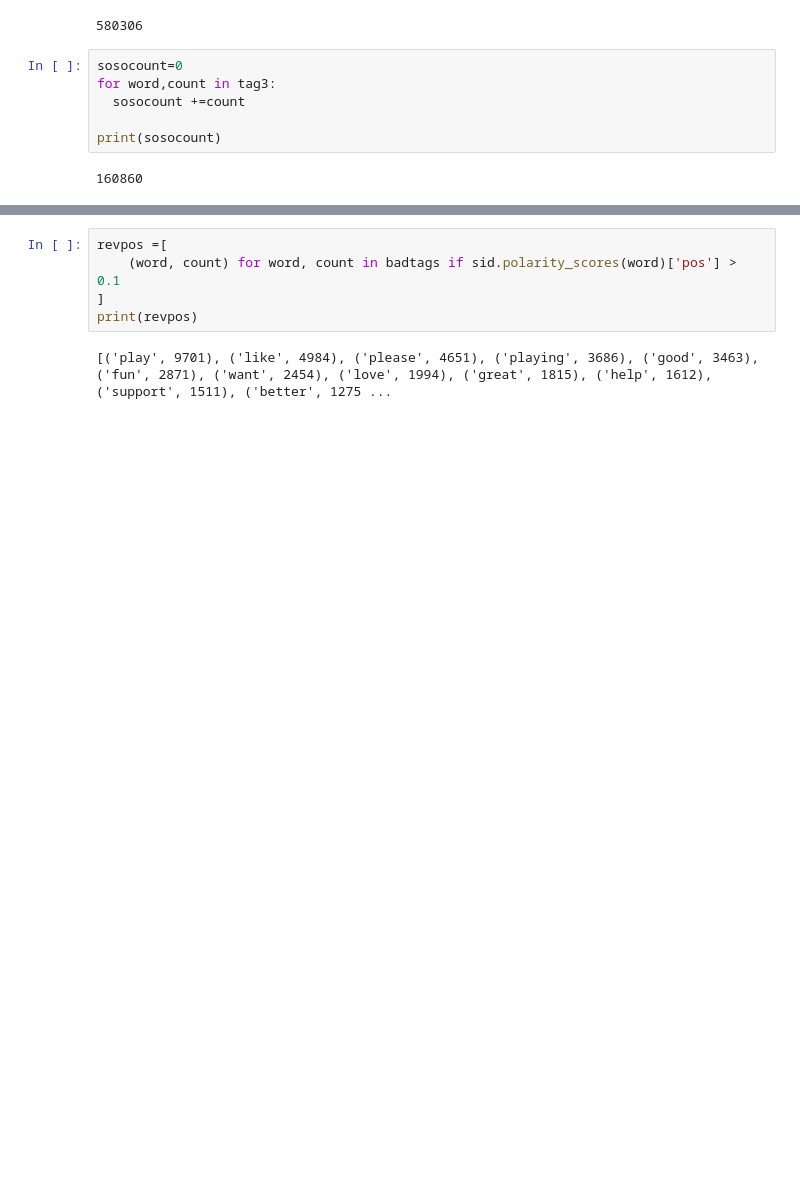
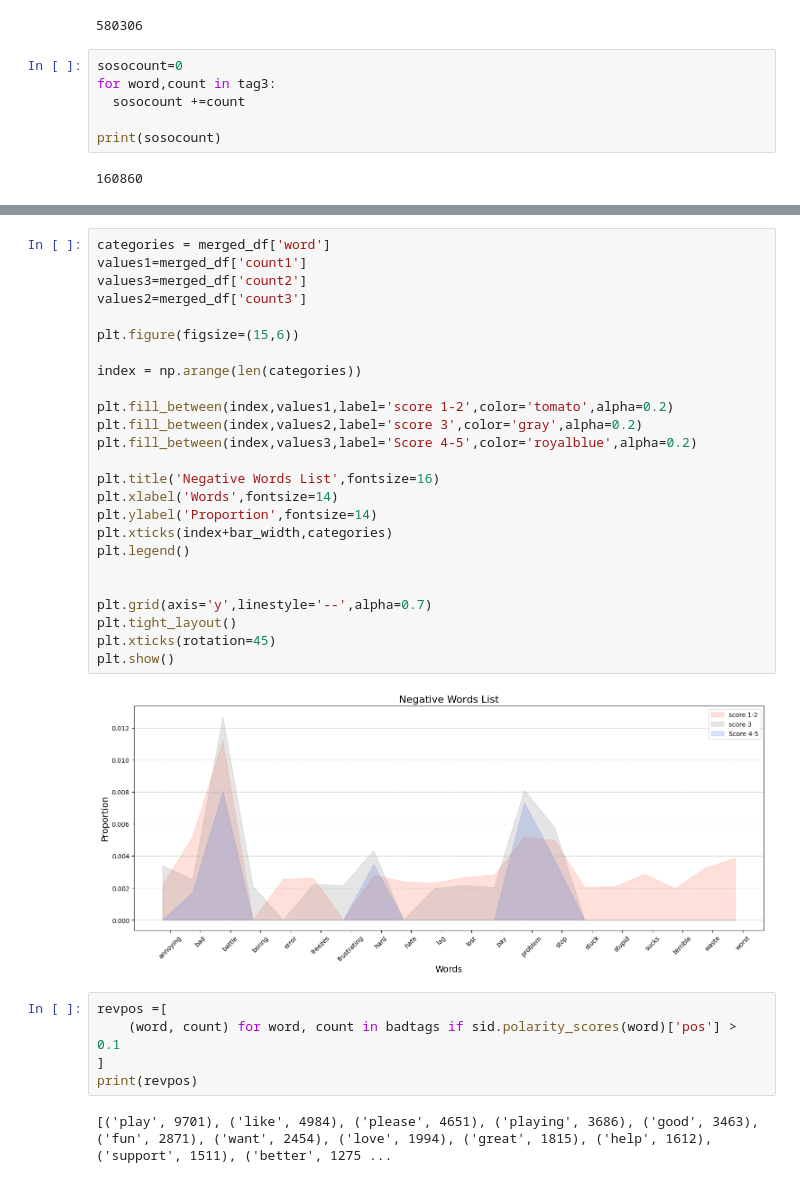
Before and after one commit to jinnykj/PokemonGO-Review-dataset-analysis, a Jupyter notebook: 데이터_시각화_기말_과제.ipynb, the cells around one changed output, grey strips where cells are left out. Saved outputs shown, nothing was run; the diff lists cells and outputs as text; blank space fills up the shorter version.

```diff
--- a/데이터_시각화_기말_과제.ipynb
+++ b/데이터_시각화_기말_과제.ipynb
@@ -742,3 +730,30 @@ plt.show()
+# %%
+categories = merged_df['word']
+values1=merged_df['count1']
+values3=merged_df['count2']
+values2=merged_df['count3']
+
+plt.figure(figsize=(15,6))
+
+index = np.arange(len(categories))
+
+plt.fill_between(index,values1,label='score 1-2',color='tomato',alpha=0.2)
+plt.fill_between(index,values2,label='score 3',color='gray',alpha=0.2)
+plt.fill_between(index,values3,label='Score 4-5',color='royalblue',alpha=0.2)
+
+plt.title('Negative Words List',fontsize=16)
+plt.xlabel('Words',fontsize=14)
+plt.ylabel('Proportion',fontsize=14)
+plt.xticks(index+bar_width,categories)
+plt.legend()
+
+
+plt.grid(axis='y',linestyle='--',alpha=0.7)
+plt.tight_layout()
+plt.xticks(rotation=45)
+plt.show()
+# %% [output]
+[figure, added]
 # %%
 revpos =[
     (word, count) for word, count in badtags if sid.polarity_scores(word)['pos'] > 0.1
```
Also changed, not shown: parts of 15 cells of this notebook.
